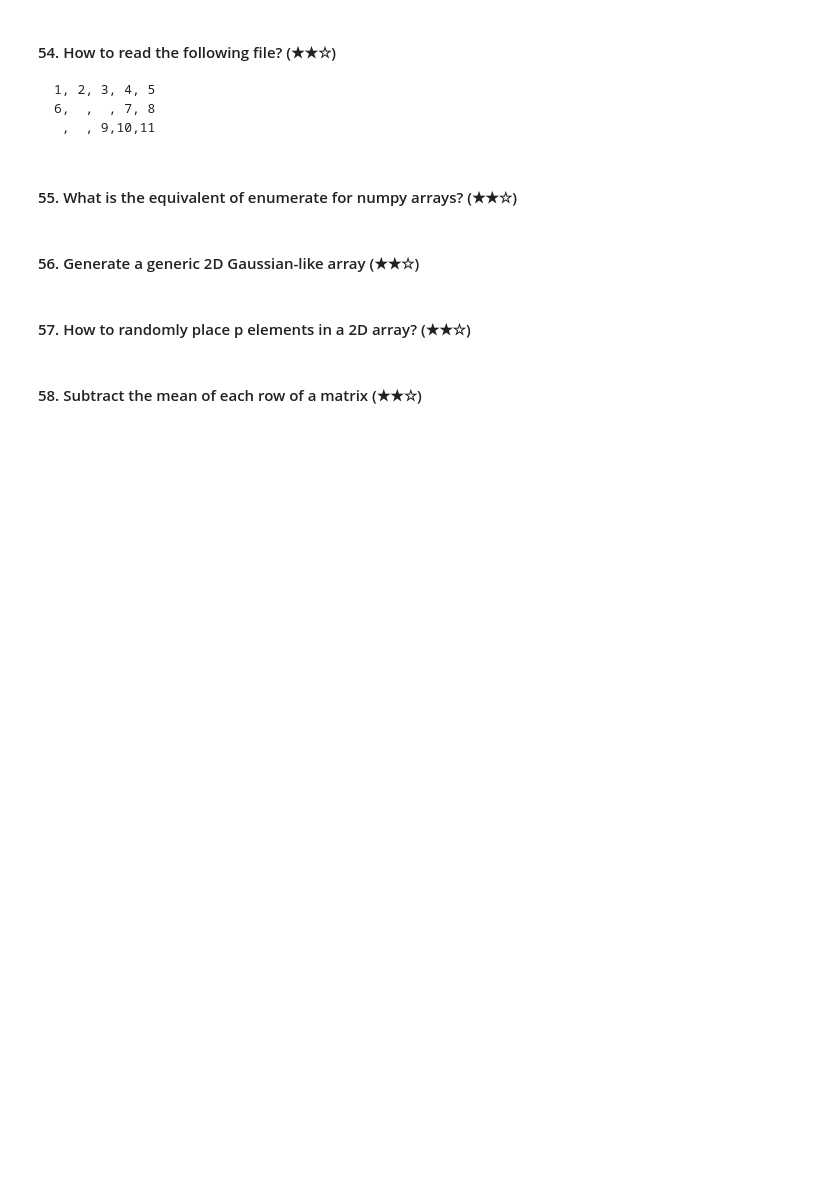
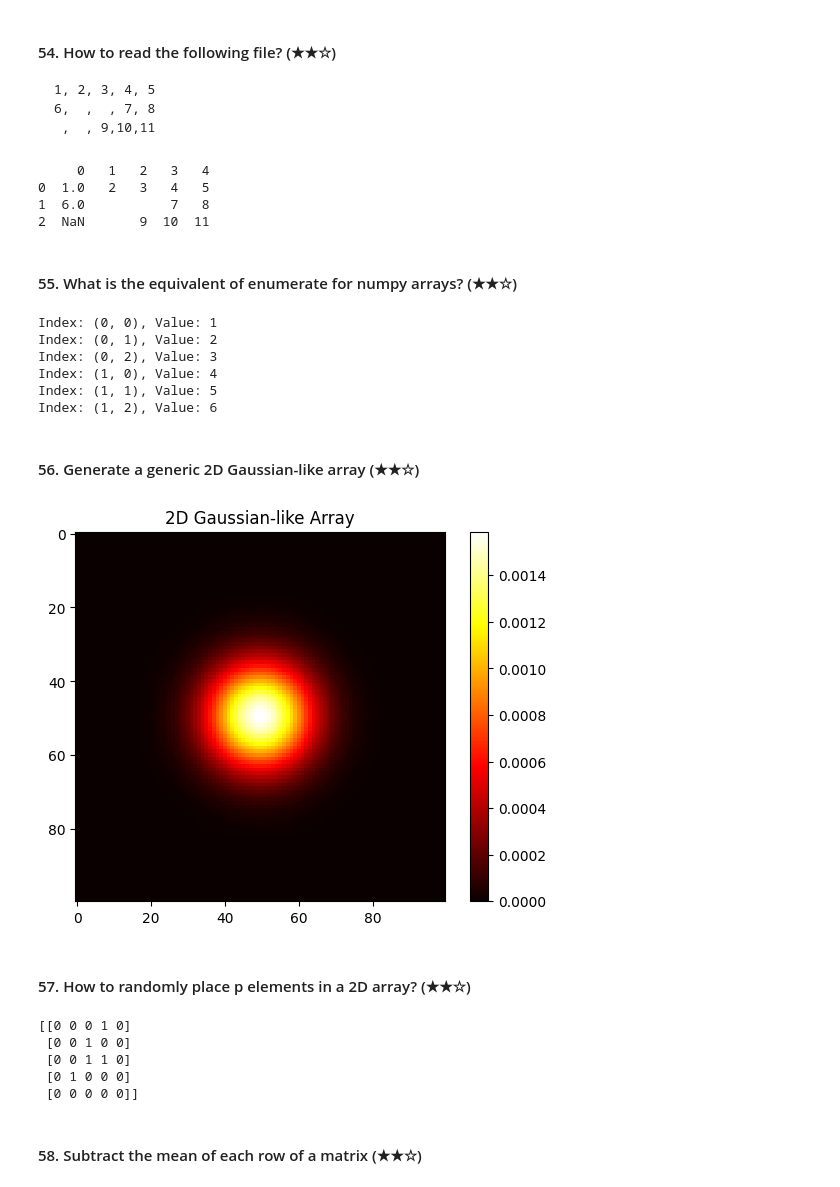
Before and after one commit to Deekshavij13/Deekshavij13, a Jupyter notebook: assignments_100_Numpy_exercises.ipynb, the cells around one changed output. Cells and saved outputs as stored; diff of their text form; code cells hidden in the pictures; blank space fills up the shorter version.

````diff
--- a/assignments_100_Numpy_exercises.ipynb
+++ b/assignments_100_Numpy_exercises.ipynb
@@ -845,11 +889,72 @@ print(f"The closest value to {scalar} in the array is: {closest_value}")
 6,  ,  , 7, 8
  ,  , 9,10,11
 ```
+# %%
+import pandas as pd
+from io import StringIO
+data = """1, 2, 3, 4, 5
+6,  ,  , 7, 8
+ ,  , 9,10,11"""
+file_like = StringIO(data)
+df = pd.read_csv(file_like, header=None, na_values=" ")
+print(df)
+# %% [output]
+     0   1   2   3   4
+0  1.0   2   3   4   5
+1  6.0           7   8
+2  NaN       9  10  11
 # %% [markdown]
 #### 55. What is the equivalent of enumerate for numpy arrays? (★★☆)
+# %%
+import numpy as np
+arr = np.array([[1, 2, 3], [4, 5, 6]])
+for index, value in np.ndenumerate(arr):
+    print(f"Index: {index}, Value: {value}")
+# %% [output]
+Index: (0, 0), Value: 1
+Index: (0, 1), Value: 2
+Index: (0, 2), Value: 3
+Index: (1, 0), Value: 4
+Index: (1, 1), Value: 5
+Index: (1, 2), Value: 6
 # %% [markdown]
 #### 56. Generate a generic 2D Gaussian-like array (★★☆)
+# %%
+import numpy as np
+import matplotlib.pyplot as plt
+size = 100
+sigma = 10
+mu = 0
+x = np.linspace(-size//2, size//2, size)
+y = np.linspace(-size//2, size//2, size)
+X, Y = np.meshgrid(x, y)
+Z = (1 / (2 * np.pi * sigma**2)) * np.exp(-(X**2 + Y**2) / (2 * sigma**2))
+plt.imshow(Z, cmap='hot', interpolation='nearest')
+plt.colorbar()
+plt.title('2D Gaussian-like Array')
+plt.show()
+# %% [output]
+[figure, added]
 # %% [markdown]
 #### 57. How to randomly place p elements in a 2D array? (★★☆)
+# %%
+import numpy as np
+rows, cols = 5, 5
+p = 5
+array = np.zeros((rows, cols), dtype=int)
+
+random_indices = np.random.randint(0, rows, size=(p, 2))
+
+
+for index in random_indices:
+    row, col = index
+    array[row, col] = 1
+print(array)
+# %% [output]
+[[0 0 0 1 0]
+ [0 0 1 0 0]
+ [0 0 1 1 0]
+ [0 1 0 0 0]
+ [0 0 0 0 0]]
 # %% [markdown]
 #### 58. Subtract the mean of each row of a matrix (★★☆)
````
Also changed, not shown: parts of 15 cells of this notebook.
